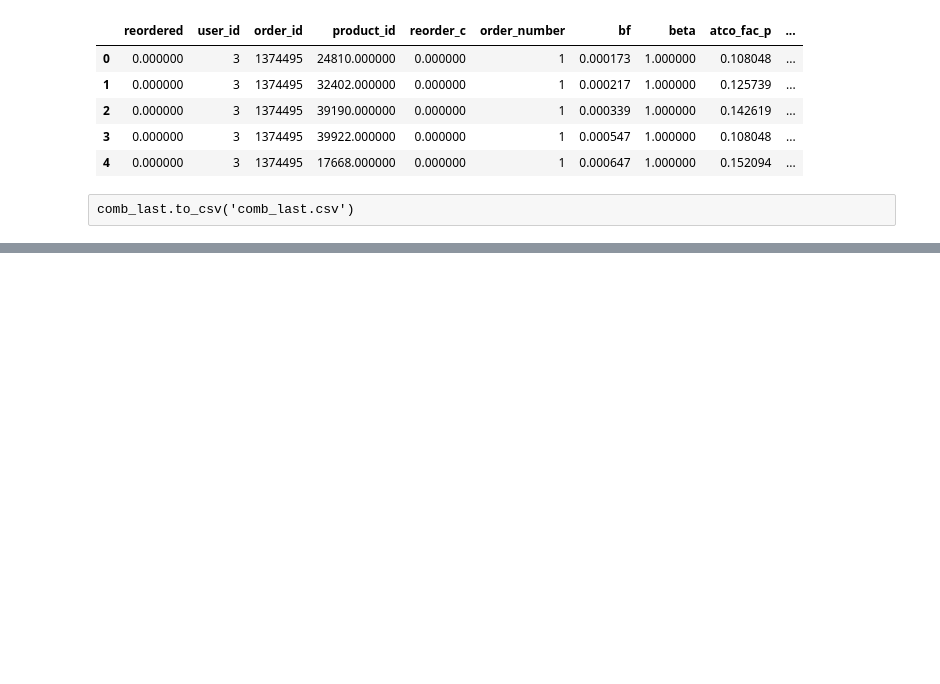
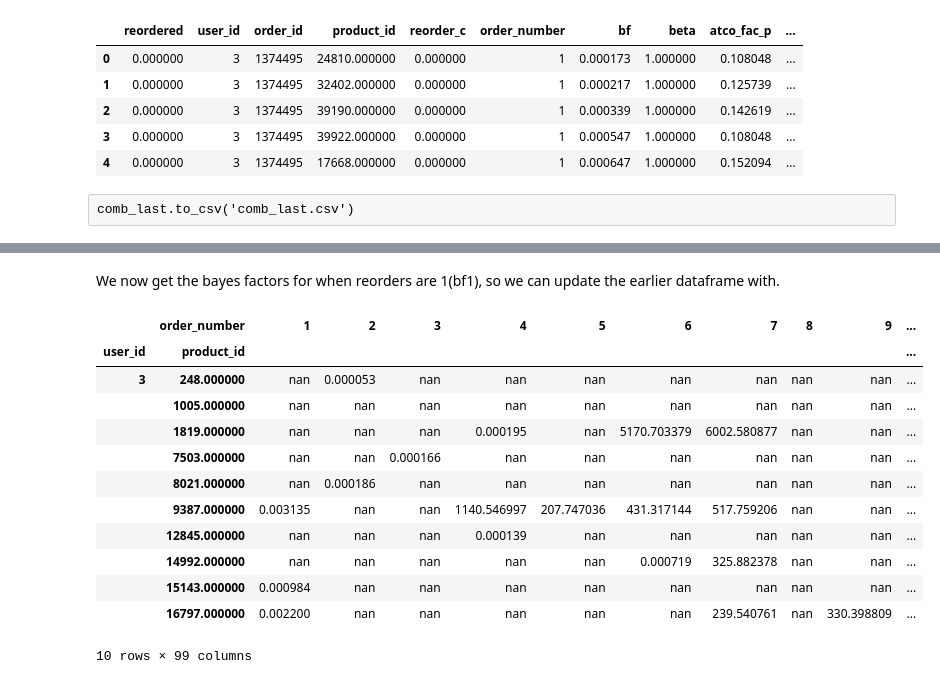
Before and after one commit to roshansridhar/Market-basket-analysis-using-bayseian-network, a Jupyter notebook: __notebook__.ipynb, the cells around one changed output, grey strips where cells are left out. Drawn from its saved outputs; the diff is of its cells as text; code cells hidden in the pictures; blank space fills up the shorter version.

```diff
--- a/__notebook__.ipynb
+++ b/__notebook__.ipynb
@@ -27,17 +37,18 @@ import operator
 
 # reading data
 
-mdf = '/home/rs5788/instacart/'
+# directory = 'instacart_2017_05_01/'
+directory = '/home/rs5788/instacart/'
 
-print('loading prior orders')
-prior_orders = pd.read_csv(mdf + 'order_products__prior.csv', dtype={
+print('Loading prior orders')
+prior_orders = pd.read_csv(directory + 'order_products__prior.csv', dtype={
         'order_id': np.int32,
         'product_id': np.int32,
         'add_to_cart_order': np.int16,
         'reordered': np.int8})
 
-print('loading orders')
-orders = pd.read_csv(mdf + 'orders.csv', dtype={
+print('Loading orders')
+orders = pd.read_csv(directory + 'orders.csv', dtype={
         'order_id': np.int32,
         'user_id': np.int32,
         'eval_set': 'category',
@@ -46,14 +57,15 @@ orders = pd.read_csv(mdf + 'orders.csv', dtype={
         'order_hour_of_day': np.int8,
         'days_since_prior_order': np.float32})
 
-print('loading aisles info')
-aisles = pd.read_csv(mdf + 'products.csv', engine='c',
+print('Loading aisles info')
+aisles = pd.read_csv(directory + 'products.csv', engine='c',
                            usecols = ['product_id','aisle_id'],
                        dtype={'product_id': np.int32, 'aisle_id': np.int32})
 
 pd.set_option('display.float_format', lambda x: '%.3f' % x)
 
-print(prior_orders.shape)
-print(orders.shape)
-print(aisles.shape)
+print("\n Checking the loaded CSVs")
+print("Prior orders:", prior_orders.shape)
+print("Orders", orders.shape)
+print("Aisles:", aisles.shape)
 # %% [output]
@@ -437,5 +457,3 @@ See the caveats in the documentation: http://pandas.pydata.org/pandas-docs/stabl
 | 4 | 0.000000 | 3 | 1374495 | 17668.000000 | 0.000000 | 1 | 0.000647 | 1.000000 | 0.152094 | ... |
 # %% [raw]
 comb_last.to_csv('comb_last.csv')
-# %%
-comb_last = pd.read_csv('comb_last.csv', index_col=0)
@@ -441,0 +514,20 @@ comb_last = pd.read_csv('comb_last.csv', index_col=0)
+# %% [markdown]
+We now get the bayes factors for when reorders are 1(bf1), so we can update the earlier dataframe with.
+# %%
+pd.pivot_table(comb_last[comb_last.first_o <= comb_last.order_number],
+                              values = 'bf', index = ['user_id', 'product_id'],
+                              columns = 'order_number').head(10)
+# %% [output]
+|  | order_number | 1 | 2 | 3 | 4 | 5 | 6 | 7 | 8 | 9 | ... |
+| user_id | product_id |  |  |  |  |  |  |  |  |  | ... |
+| 3 | 248.000000 | nan | 0.000053 | nan | nan | nan | nan | nan | nan | nan | ... |
+|  | 1005.000000 | nan | nan | nan | nan | nan | nan | nan | nan | nan | ... |
+|  | 1819.000000 | nan | nan | nan | 0.000195 | nan | 5170.703379 | 6002.580877 | nan | nan | ... |
+|  | 7503.000000 | nan | nan | 0.000166 | nan | nan | nan | nan | nan | nan | ... |
+|  | 8021.000000 | nan | 0.000186 | nan | nan | nan | nan | nan | nan | nan | ... |
+|  | 9387.000000 | 0.003135 | nan | nan | 1140.546997 | 207.747036 | 431.317144 | 517.759206 | nan | nan | ... |
+|  | 12845.000000 | nan | nan | nan | 0.000139 | nan | nan | nan | nan | nan | ... |
+|  | 14992.000000 | nan | nan | nan | nan | nan | 0.000719 | 325.882378 | nan | nan | ... |
+|  | 15143.000000 | 0.000984 | nan | nan | nan | nan | nan | nan | nan | nan | ... |
+|  | 16797.000000 | 0.002200 | nan | nan | nan | nan | nan | 239.540761 | nan | 330.398809 | ... |
+10 rows × 99 columns
```
Also changed, not shown: parts of 35 cells of this notebook.
